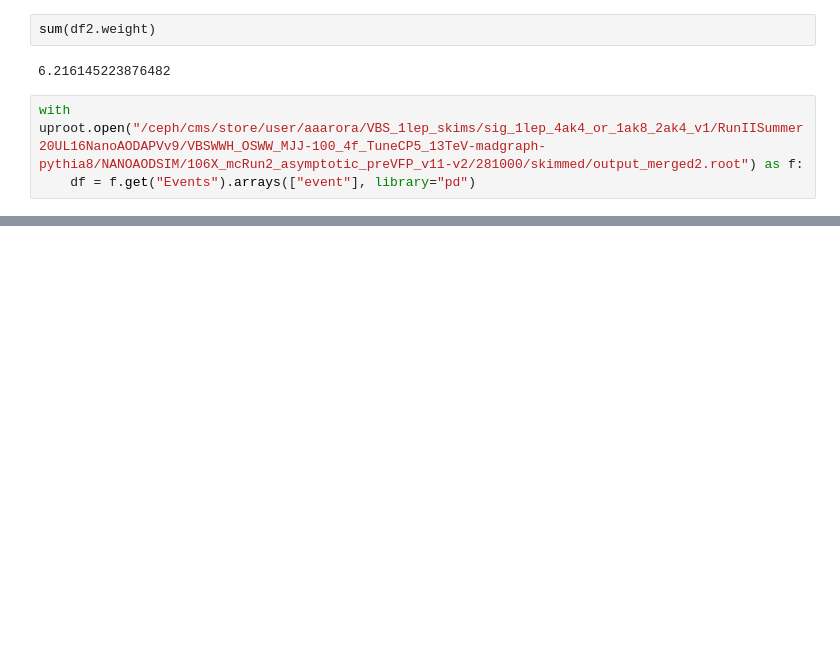
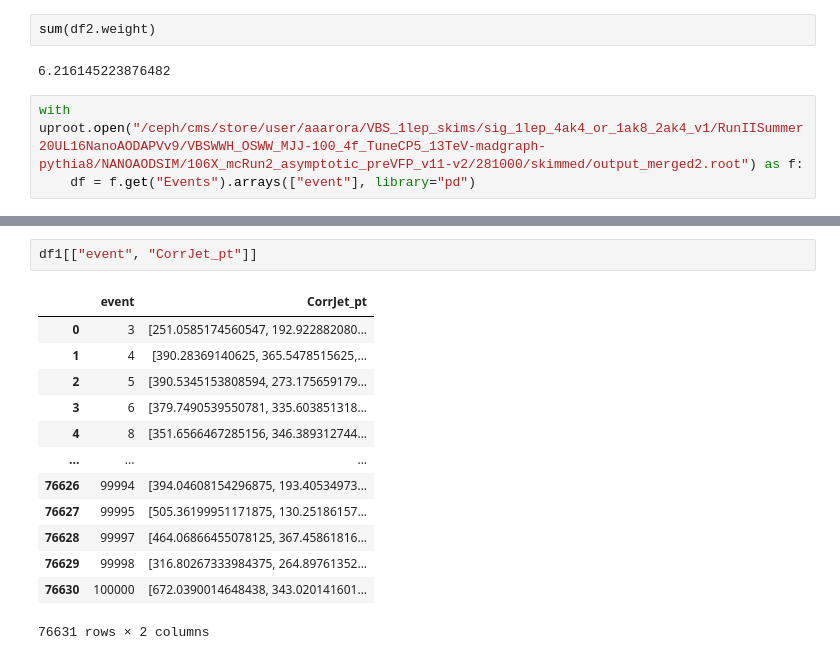
Before and after one commit to aashayarora/vbs-1lep, a Jupyter notebook: validation/genstudy.ipynb, the cells around one changed output, grey strips where cells are left out. Saved outputs shown, nothing was run; the diff lists cells and outputs as text; blank space fills up the shorter version.

```diff
--- a/validation/genstudy.ipynb
+++ b/validation/genstudy.ipynb
@@ -168,0 +178,16 @@ with uproot.open("/ceph/cms/store/user/aaarora/VBS_1lep_skims/sig_1lep_4ak4_or_1
+# %%
+df1[["event", "CorrJet_pt"]]
+# %% [output]
+|  | event | CorrJet_pt |
+| 0 | 3 | [251.0585174560547, 192.922882080... |
+| 1 | 4 | [390.28369140625, 365.5478515625,... |
+| 2 | 5 | [390.5345153808594, 273.175659179... |
+| 3 | 6 | [379.7490539550781, 335.603851318... |
+| 4 | 8 | [351.6566467285156, 346.389312744... |
+| ... | ... | ... |
+| 76626 | 99994 | [394.04608154296875, 193.40534973... |
+| 76627 | 99995 | [505.36199951171875, 130.25186157... |
+| 76628 | 99997 | [464.06866455078125, 367.45861816... |
+| 76629 | 99998 | [316.80267333984375, 264.89761352... |
+| 76630 | 100000 | [672.0390014648438, 343.020141601... |
+76631 rows × 2 columns
```
Also changed, not shown: parts of 2 cells of this notebook, 2 other files.
